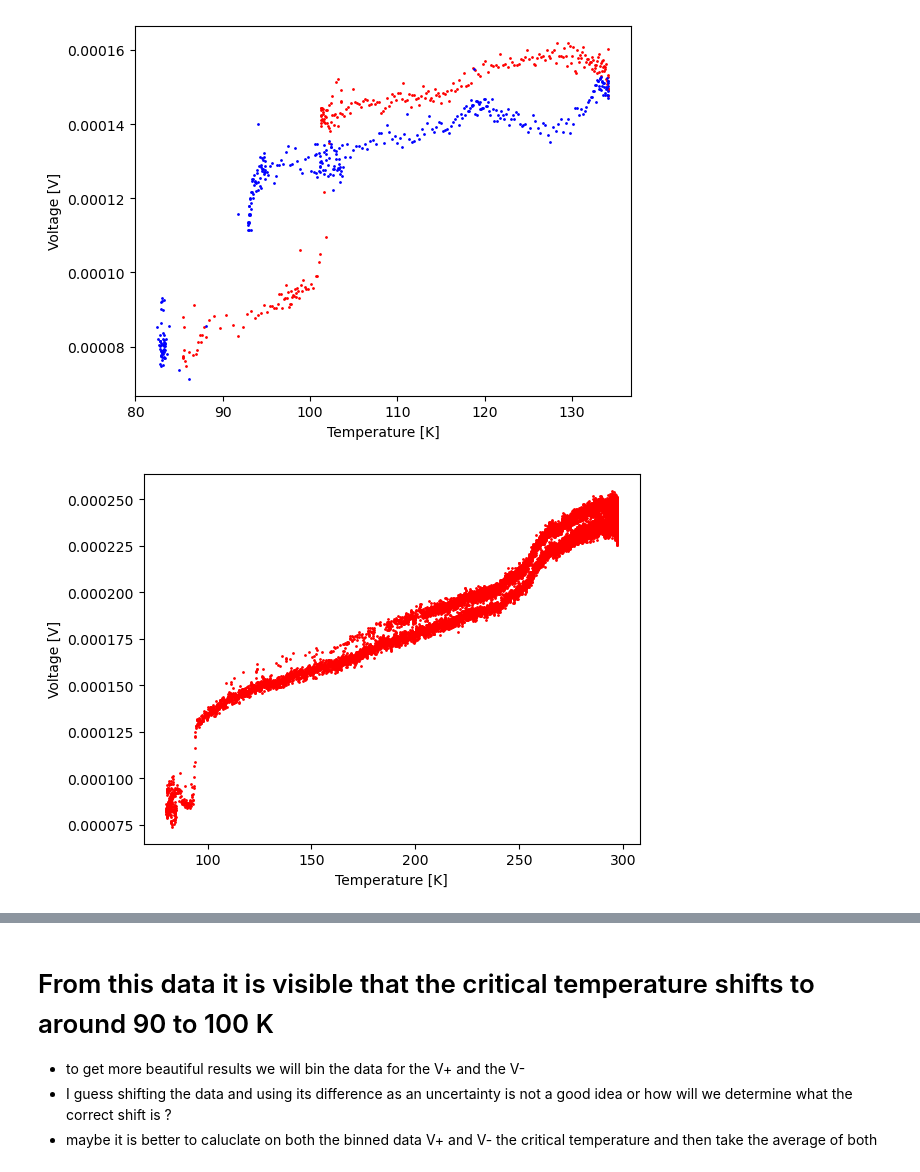
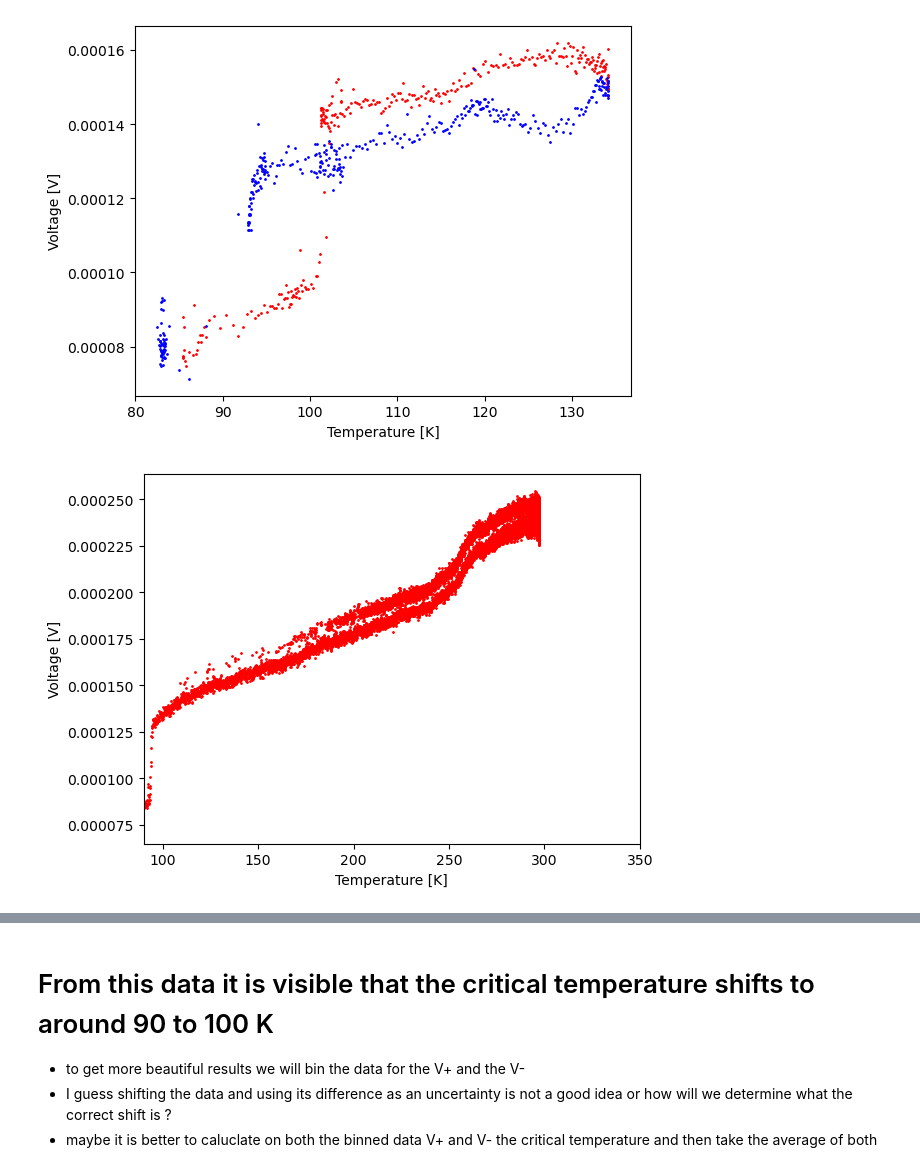
Before and after one commit to JanZur/Solid_state_physics_lab, a Jupyter notebook: solidstates_lab.ipynb, the cells around one changed output, grey strips where cells are left out. Drawn from its saved outputs; the diff is of its cells as text; code cells hidden in the pictures.

```diff
--- a/solidstates_lab.ipynb
+++ b/solidstates_lab.ipynb
@@ -291,8 +313,9 @@ plt.show()
 # %%
 #plot for the overnight measurement
 plt.scatter(heating_data_06[:,5], heating_data_06[:,2], s = 1, color = 'red')
 plt.xlabel('Temperature [K]')
 plt.ylabel('Voltage [V]')
+plt.xlim(90, 350)
 plt.show()
 # %% [output]
-[figure, old version]
+[figure, new version]
```
Also changed, not shown: parts of 12 cells of this notebook, 2 other files.
